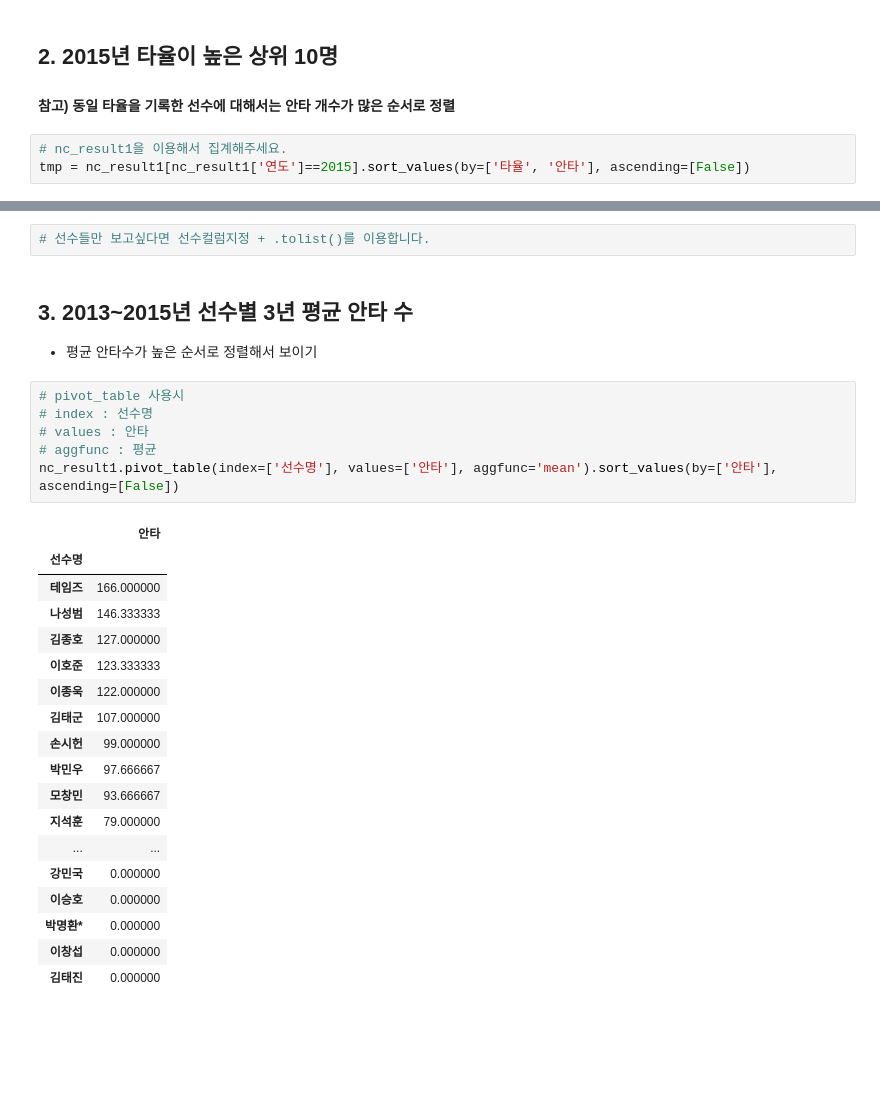
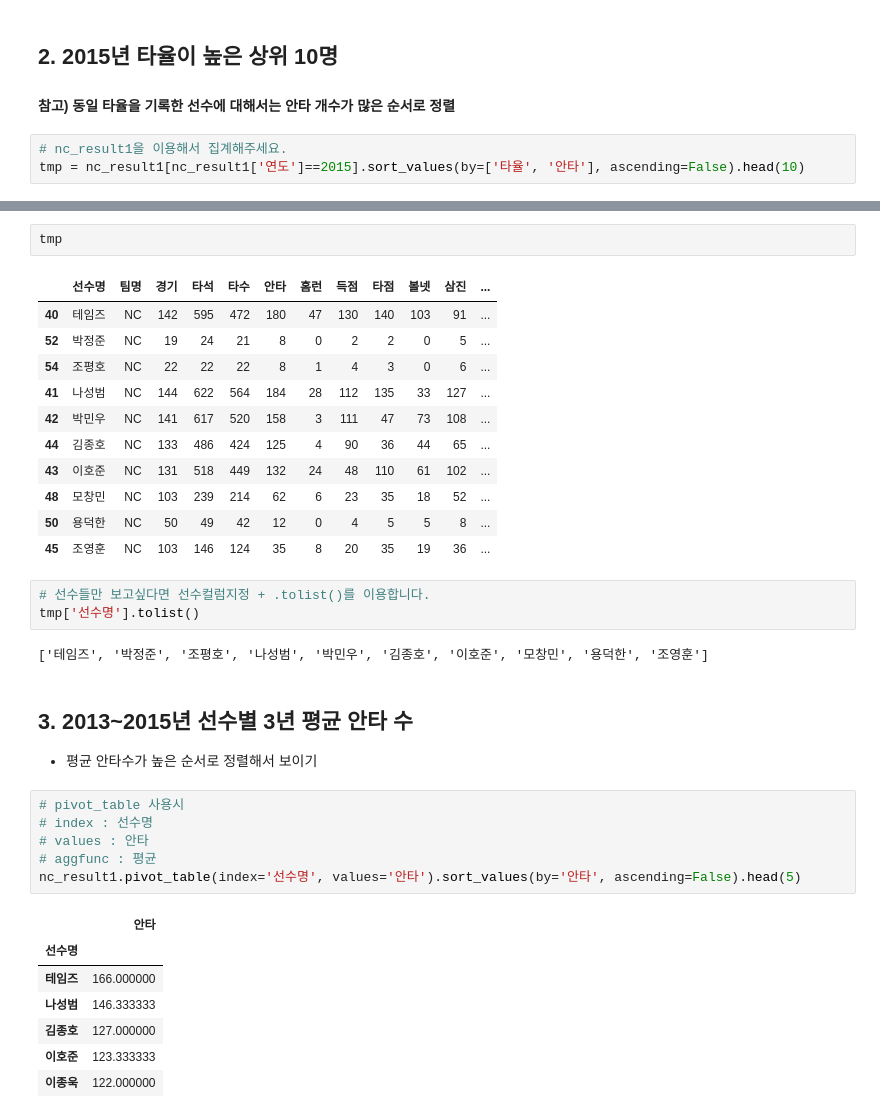
Before and after one commit to HeeMang28/python_basic, a Jupyter notebook: 팬더스/6. NC다이노스 선수 데이터 분석.ipynb, the cells around one changed output, grey strips where cells are left out. Drawn from its saved outputs; the diff is of its cells as text; blank space fills up the shorter version.

```diff
--- a/팬더스/6. NC다이노스 선수 데이터 분석.ipynb
+++ b/팬더스/6. NC다이노스 선수 데이터 분석.ipynb
@@ -169,4 +166,4 @@ nc_result1[(nc_result1['연도'] < 2015)]
 #### 참고) 동일 타율을 기록한 선수에 대해서는 안타 개수가 많은 순서로 정렬
 # %%
 # nc_result1을 이용해서 집계해주세요.
-tmp = nc_result1[nc_result1['연도']==2015].sort_values(by=['타율', '안타'], ascending=[False])
+tmp = nc_result1[nc_result1['연도']==2015].sort_values(by=['타율', '안타'], ascending=False).head(10)
@@ -178,3 +170,20 @@ ValueError: Length of ascending (1) != length of by (2)
+# %%
+tmp
+# %% [output]
+|  | 선수명 | 팀명 | 경기 | 타석 | 타수 | 안타 | 홈런 | 득점 | 타점 | 볼넷 | 삼진 | ... |
+| 40 | 테임즈 | NC | 142 | 595 | 472 | 180 | 47 | 130 | 140 | 103 | 91 | ... |
+| 52 | 박정준 | NC | 19 | 24 | 21 | 8 | 0 | 2 | 2 | 0 | 5 | ... |
+| 54 | 조평호 | NC | 22 | 22 | 22 | 8 | 1 | 4 | 3 | 0 | 6 | ... |
+| 41 | 나성범 | NC | 144 | 622 | 564 | 184 | 28 | 112 | 135 | 33 | 127 | ... |
+| 42 | 박민우 | NC | 141 | 617 | 520 | 158 | 3 | 111 | 47 | 73 | 108 | ... |
+| 44 | 김종호 | NC | 133 | 486 | 424 | 125 | 4 | 90 | 36 | 44 | 65 | ... |
+| 43 | 이호준 | NC | 131 | 518 | 449 | 132 | 24 | 48 | 110 | 61 | 102 | ... |
+| 48 | 모창민 | NC | 103 | 239 | 214 | 62 | 6 | 23 | 35 | 18 | 52 | ... |
+| 50 | 용덕한 | NC | 50 | 49 | 42 | 12 | 0 | 4 | 5 | 5 | 8 | ... |
+| 45 | 조영훈 | NC | 103 | 146 | 124 | 35 | 8 | 20 | 35 | 19 | 36 | ... |
 # %%
 # 선수들만 보고싶다면 선수컬럼지정 + .tolist()를 이용합니다.
+tmp['선수명'].tolist()
+# %% [output]
+['테임즈', '박정준', '조평호', '나성범', '박민우', '김종호', '이호준', '모창민', '용덕한', '조영훈']
 # %% [markdown]
@@ -186,7 +195,7 @@ ValueError: Length of ascending (1) != length of by (2)
 # index : 선수명
 # values : 안타
 # aggfunc : 평균
-nc_result1.pivot_table(index=['선수명'], values=['안타'], aggfunc='mean').sort_values(by=['안타'], ascending=[False])
+nc_result1.pivot_table(index='선수명', values='안타').sort_values(by='안타', ascending=False).head(5)
 # %% [output]
 |  | 안타 |
 | 선수명 |  |
@@ -195,15 +204,4 @@ nc_result1.pivot_table(index=['선수명'], values=['안타'], aggfunc='mean').s
 | 김종호 | 127.000000 |
 | 이호준 | 123.333333 |
 | 이종욱 | 122.000000 |
-| 김태군 | 107.000000 |
-| 손시헌 | 99.000000 |
-| 박민우 | 97.666667 |
-| 모창민 | 93.666667 |
-| 지석훈 | 79.000000 |
-| ... | ... |
-| 강민국 | 0.000000 |
-| 이승호 | 0.000000 |
-| 박명환* | 0.000000 |
-| 이창섭 | 0.000000 |
-| 김태진 | 0.000000 |
 # %%
```
Also changed, not shown: parts of 31 cells of this notebook.
